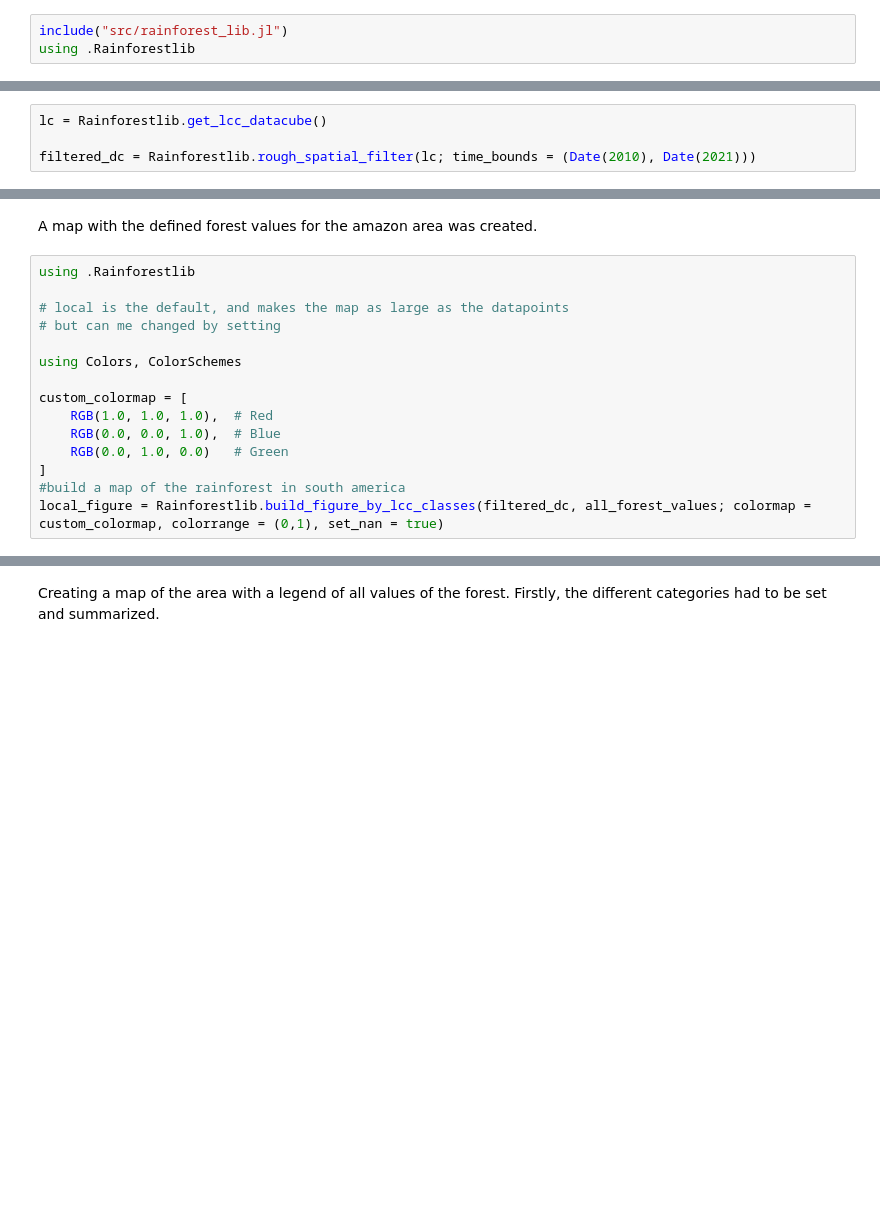
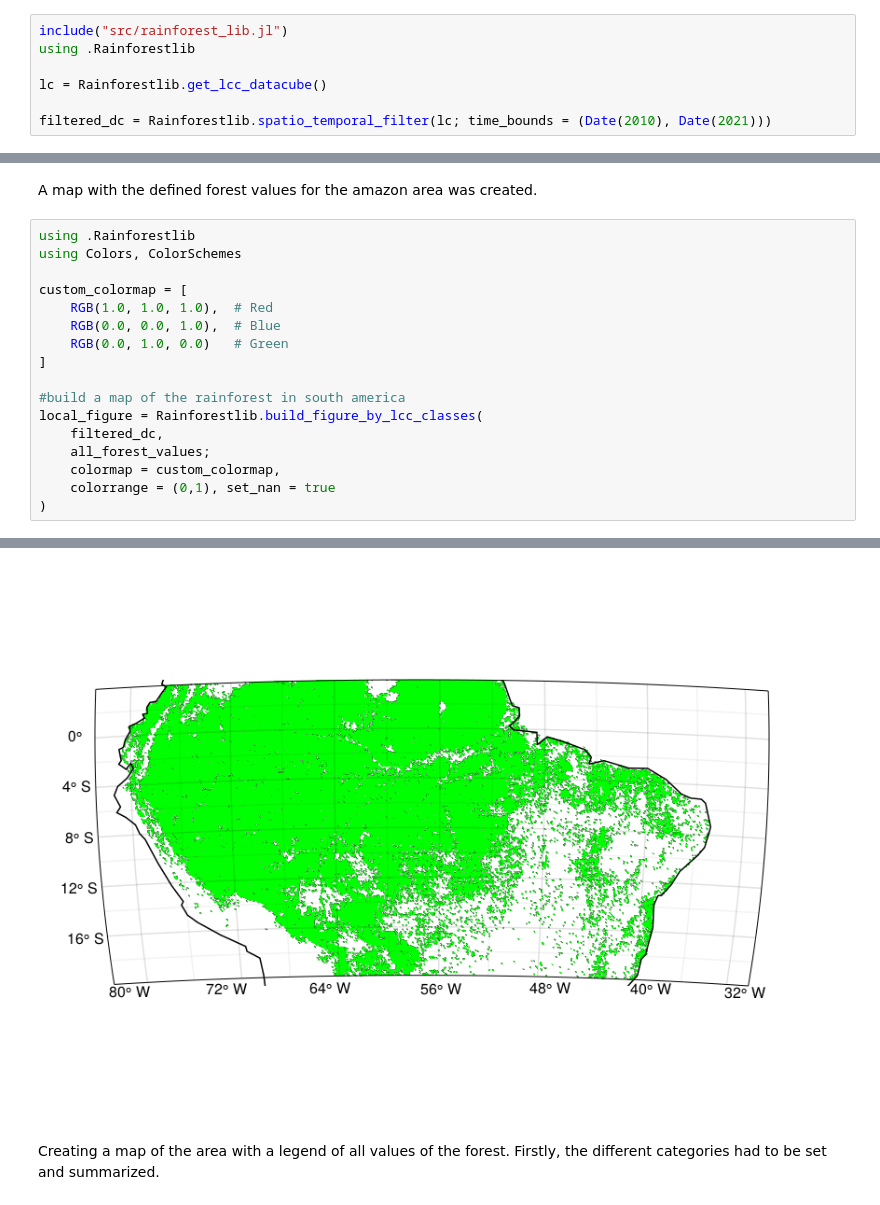
Before and after one commit to Eisenbahnplatte/spatio_temporal_data-rainforest_development, a Jupyter notebook: notebook_final.ipynb, the cells around one changed output, grey strips where cells are left out. Drawn from its saved outputs; the diff is of its cells as text; blank space fills up the shorter version.

```diff
--- a/notebook_final.ipynb
+++ b/notebook_final.ipynb
@@ -30,3 +33,7 @@ A module was created called "Rainforestlib", where the most important codes to p
 # %%
 include("src/rainforest_lib.jl")
 using .Rainforestlib
+
+lc = Rainforestlib.get_lcc_datacube()
+
+filtered_dc = Rainforestlib.spatio_temporal_filter(lc; time_bounds = (Date(2010), Date(2021)))
@@ -33,7 +48,3 @@ using .Rainforestlib
-# %%
-lc = Rainforestlib.get_lcc_datacube()
-
-filtered_dc = Rainforestlib.rough_spatial_filter(lc; time_bounds = (Date(2010), Date(2021)))
 # %% [markdown]
 Another module called "LCCSClasses" was established to process the classifications and sort them into defined groups.
 # %%
@@ -54,10 +86,6 @@ global_figure = Rainforestlib.build_figure_by_lcc_classes(lc, rainforest_values;
 A map with the defined forest values for the amazon area was created.
 # %%
 using .Rainforestlib
-
-# local is the default, and makes the map as large as the datapoints
-# but can me changed by setting
-
 using Colors, ColorSchemes
 
 custom_colormap = [
@@ -65,5 +93,12 @@ custom_colormap = [
     RGB(0.0, 0.0, 1.0),  # Blue
     RGB(0.0, 1.0, 0.0)   # Green
 ]
+
 #build a map of the rainforest in south america
-local_figure = Rainforestlib.build_figure_by_lcc_classes(filtered_dc, all_forest_values; colormap = custom_colormap, colorrange = (0,1), set_nan = true)
+local_figure = Rainforestlib.build_figure_by_lcc_classes(
+    filtered_dc,
+    all_forest_values;
+    colormap = custom_colormap,
+    colorrange = (0,1), set_nan = true
+)
+# %% [output]
@@ -70,3 +107,4 @@ local_figure = Rainforestlib.build_figure_by_lcc_classes(filtered_dc, all_forest
+[figure, added]
 # %% [markdown]
 Creating a map of the area with a legend of all values of the forest. Firstly, the different categories had to be set and summarized.
 # %%
```
Also changed, not shown: parts of 12 cells of this notebook, 4 other files.
